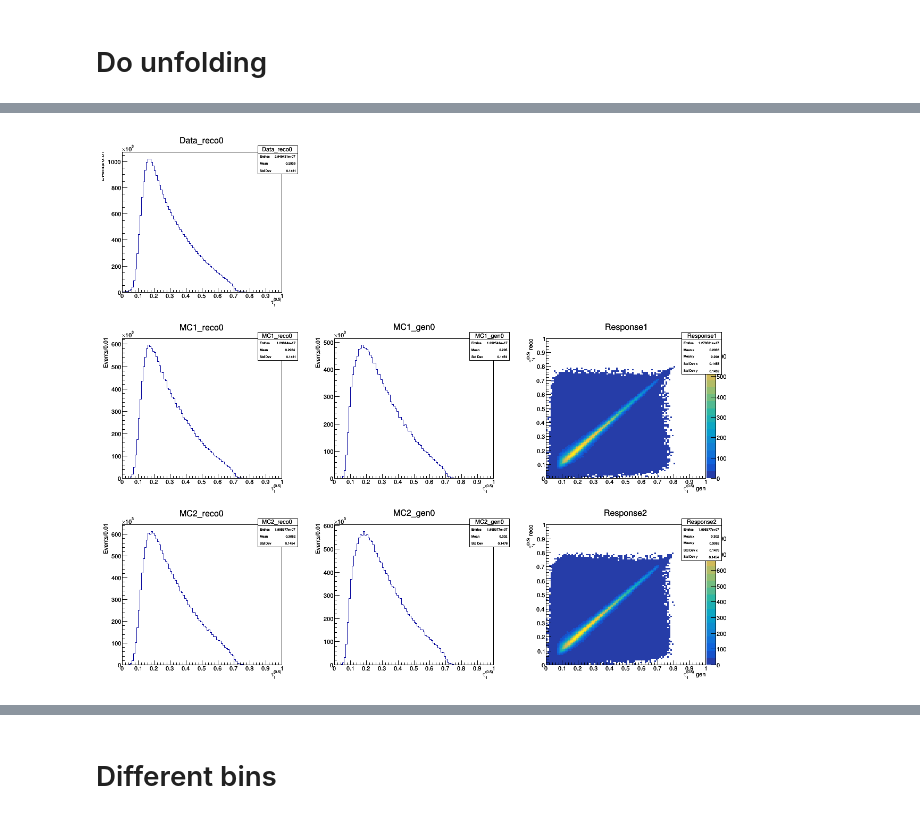
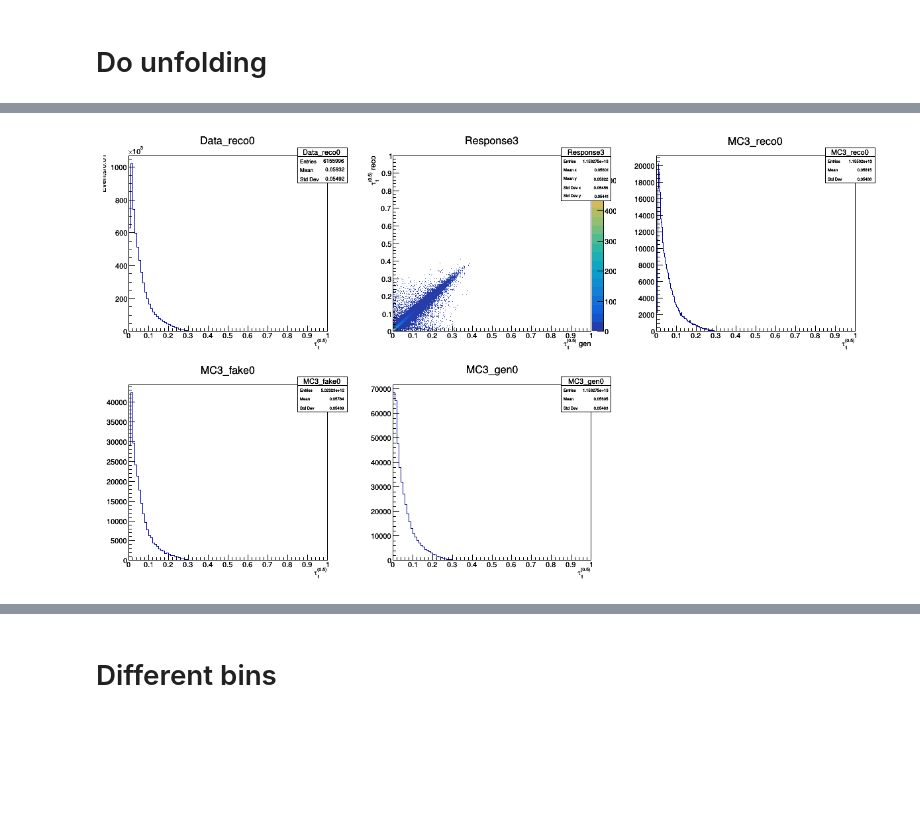
Before and after one commit to GlennnLiu/jetObservables, a Jupyter notebook: Unfolding/notebooks/PurityStability_tau1_dijet.ipynb, the cells around one changed output, grey strips where cells are left out. Drawn from its saved outputs; the diff is of its cells as text; code cells hidden in the pictures; blank space fills up the shorter version.

```diff
--- a/Unfolding/notebooks/PurityStability_tau1_dijet.ipynb
+++ b/Unfolding/notebooks/PurityStability_tau1_dijet.ipynb
@@ -17,10 +19,14 @@ import CMS_lumi
 # %%
 lumi=5750+2573+4242+4025+3104+7576+8632
 print lumi
-CrossSection=np.array([1973000000,117200,7760,642.1,185.9,32.05,9.365,0.8398,0.1124,0.006752,0.0001626])
-EventNumber=np.array([3520.33,6875125,4150588,9344512.12,6571952,8456672.59,6680029,831433,692968,834414,11166471])
+CrossSection=np.array([1.172e5,7.76e3,642.1,185.9,32.05,9.365,0.8398,0.1124,0.006752,0.0001626,3.205e8])
+EventNumber=np.array([6730737.00,4150588.00,3815049.25,3371704.00,2008088.12,1156036.00,174078.00,154791.00,154929.00,125457.00,248842.97])
+#CrossSection=3.205e8
+#EventNumber=248842.97
 Scale=lumi*CrossSection/EventNumber
 print Scale
-MC_Compo=np.array(['QCD Flat','QCD Pt170to300','QCD Pt300to470','QCD Pt470to600','QCD Pt600to800','QCD Pt800to1000','QCD Pt1000to1400','QCD Pt1400to1800','QCD Pt1800to2400','QCD Pt2400to3200','QCD Pt3200toInf'])
+MC_Compo=['QCD Pt170to300','QCD Pt300to470','QCD Pt470to600','QCD Pt600to800','QCD Pt800to1000','QCD Pt1000to1400','QCD Pt1400to1800','QCD Pt1800to2400','QCD Pt2400to3200','QCD Pt3200toInf','QCD Herwigg++']
+print len(Scale),len(MC_Compo)
+#MC_Compo=np.array(['QCD Flat','QCD Pt170to300','QCD Pt300to470','QCD Pt470to600','QCD Pt600to800','QCD Pt800to1000','QCD Pt1000to1400','QCD Pt1400to1800','QCD Pt1800to2400','QCD Pt2400to3200','QCD Pt3200toInf'])
 # %% [output]
 35902
@@ -188,29 +191,41 @@ response='respJet_tau_0p5_0_nom_dijetSel'
+# %%
+reco='recoJet1_tau_2_1_nom_dijetSel'
+fake='fakerecoJet1_tau_2_1_dijetSel'
+gen='genJet1_tau_2_1_dijetSel'
+miss='miss'+gen
+response='respJet1_tau_2_1_nom_dijetSel'
 # %%
 Data_reco0=rt.TH1D("Data_reco0","Data_reco0;#tau_{1}^{(0.5)};Events/0.01",100,0,1)
-MC1_reco0=rt.TH1D("MC1_reco0","MC1_reco0;#tau_{1}^{(0.5)};Events/0.01",100,0,1)
-MC1_gen0=rt.TH1D("MC1_gen0","MC1_gen0;#tau_{1}^{(0.5)};Events/0.01",100,0,1)
-MC2_reco0=rt.TH1D("MC2_reco0","MC2_reco0;#tau_{1}^{(0.5)};Events/0.01",100,0,1)
-MC2_gen0=rt.TH1D("MC2_gen0","MC2_gen0;#tau_{1}^{(0.5)};Events/0.01",100,0,1)
-Response1_0=rt.TH2D("Response1","Response1;#tau_{1}^{(0.5)} gen;#tau_{1}^{(0.5)} reco",100,0,1,100,0,1)
-Response2_0=rt.TH2D("Response2","Response2;#tau_{1}^{(0.5)} gen;#tau_{1}^{(0.5)} reco",100,0,1,100,0,1)
+#MC1_reco0=rt.TH1D("MC1_reco0","MC1_reco0;#tau_{1}^{(0.5)};Events/0.01",100,0,1)
+#MC1_gen0=rt.TH1D("MC1_gen0","MC1_gen0;#tau_{1}^{(0.5)};Events/0.01",100,0,1)
+#Response1_0=rt.TH2D("Response1","Response1;#tau_{1}^{(0.5)} gen;#tau_{1}^{(0.5)} reco",100,0,1,100,0,1)
+#MC2_reco0=rt.TH1D("MC2_reco0","MC2_reco0;#tau_{1}^{(0.5)};Events/0.01",100,0,1)
+#MC2_gen0=rt.TH1D("MC2_gen0","MC2_gen0;#tau_{1}^{(0.5)};Events/0.01",100,0,1)
+#Response2_0=rt.TH2D("Response2","Response2;#tau_{1}^{(0.5)} gen;#tau_{1}^{(0.5)} reco",100,0,1,100,0,1)
+MC3_reco0=rt.TH1D("MC3_reco0","MC3_reco0;#tau_{1}^{(0.5)};Events/0.01",400,0,1)
+MC3_fake0=rt.TH1D("MC3_fake0","MC3_fake0;#tau_{1}^{(0.5)};Events/0.01",100,0,1)
+MC3_gen0=rt.TH1D("MC3_gen0","MC3_gen0;#tau_{1}^{(0.5)};Events/0.01",100,0,1)
+Response3_0=rt.TH2D("Response3","Response3;#tau_{1}^{(0.5)} gen;#tau_{1}^{(0.5)} reco",400,0,1,400,0,1)
 
 f_Data=np.zeros((len(fData),),dtype=rt.TFile)
 for i in range(len(fData)):
     f_Data[i]=rt.TFile.Open(fData[i],'read')
     t=f_Data[i].Get('jetObservables')
-    hist=rt.TH1D("",";;",20,0,1)
-    Data_reco0.Add(t.Get(reco))
+    Data_reco0.Add(t.Get(fake))
     f_Data[i].Close()
 
-f_MC=np.zeros((len(fMC),),dtype=rt.TFile)
-i=0
-f_MC[i]=rt.TFile.Open(fMC[i],'read')
-t=f_MC[i].Get('jetObservables')
-MC1_reco0.Add(t.Get(reco),Scale[i])
-MC1_gen0.Add(t.Get(gen),Scale[i])
-Response1_0.Add(t.Get(response),Scale[i])
-f_MC[i].Close()
-
+#f_MC=np.zeros((len(fMC),),dtype=rt.TFile)
+#i=0
+f_MC=rt.TFile.Open(fMC[len(fMC)-1],'read')
+t=f_MC.Get('jetObservables')
+MC3_reco0.Add(t.Get(reco),Scale[len(fMC)-1])
+MC3_fake0.Add(t.Get(fake),Scale[len(fMC)-1])
+#MC3_reco0.Add(MC3_fake0)
+MC3_gen0.Add(t.Get(gen),Scale[len(fMC)-1])
+#MC3_gen0.Add(t.Get(miss),-1*Scale)
+Response3_0.Add(t.Get(response),Scale[len(fMC)-1])
+f_MC.Close()
+'''
 for i in range(1,len(fMC)):
     f_MC[i]=rt.TFile.Open(fMC[i],'read')
     t=f_MC[i].Get('jetObservables')
@@ -220,22 +235,18 @@ for i in range(1,len(fMC)):
     MC2_gen0.Add(t.Get(response).ProjectionX(),Scale[i])
     Response2_0.Add(t.Get(response),Scale[i])
     f_MC[i].Close()
-
-c0=rt.TCanvas("c0","c0",0,0,1200,1080)
-c0.Divide(3,3)
+'''
+c0=rt.TCanvas("c0","c0",0,0,1200,720)
+c0.Divide(3,2)
 c0.cd(1)
 Data_reco0.Draw("hist")
+c0.cd(3)
+MC3_reco0.Draw("hist")
 c0.cd(4)
-MC1_reco0.Draw("hist")
+MC3_fake0.Draw("hist")
+c0.cd(2)
+Response3_0.Draw("Colz")
 c0.cd(5)
-MC1_gen0.Draw("hist")
-c0.cd(6)
-Response1_0.Draw("Colz")
-c0.cd(7)
-MC2_reco0.Draw("hist")
-c0.cd(8)
-MC2_gen0.Draw("hist")
-c0.cd(9)
-Response2_0.Draw("Colz")
+MC3_gen0.Draw("hist")
 c0.Draw()
 # %% [output]
@@ -242,2 +259,2 @@ c0.Draw()
-[figure, old version]
+[figure, new version]
 # %%
```
Also changed, not shown: parts of 15 cells of this notebook, 13 other files.
